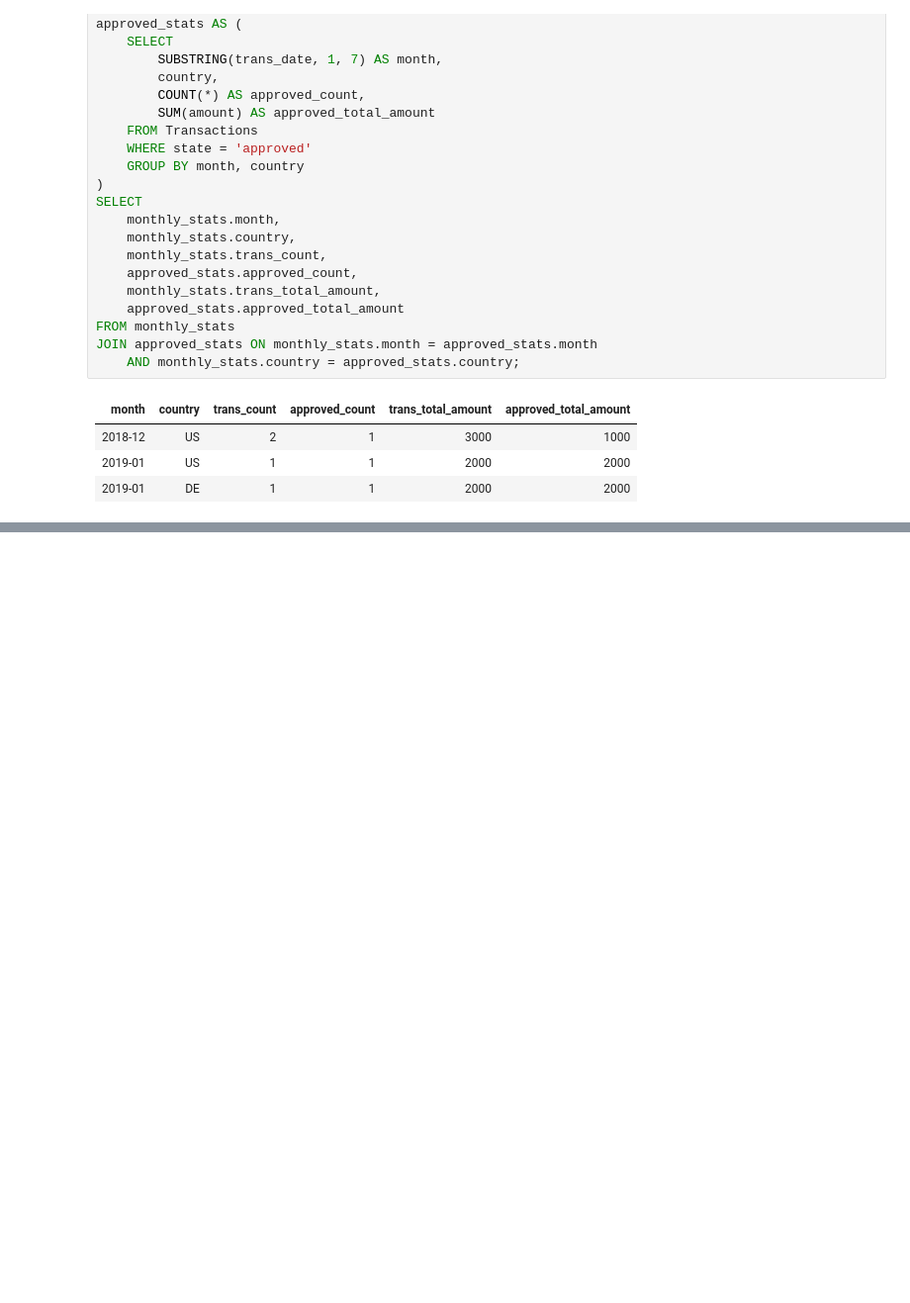
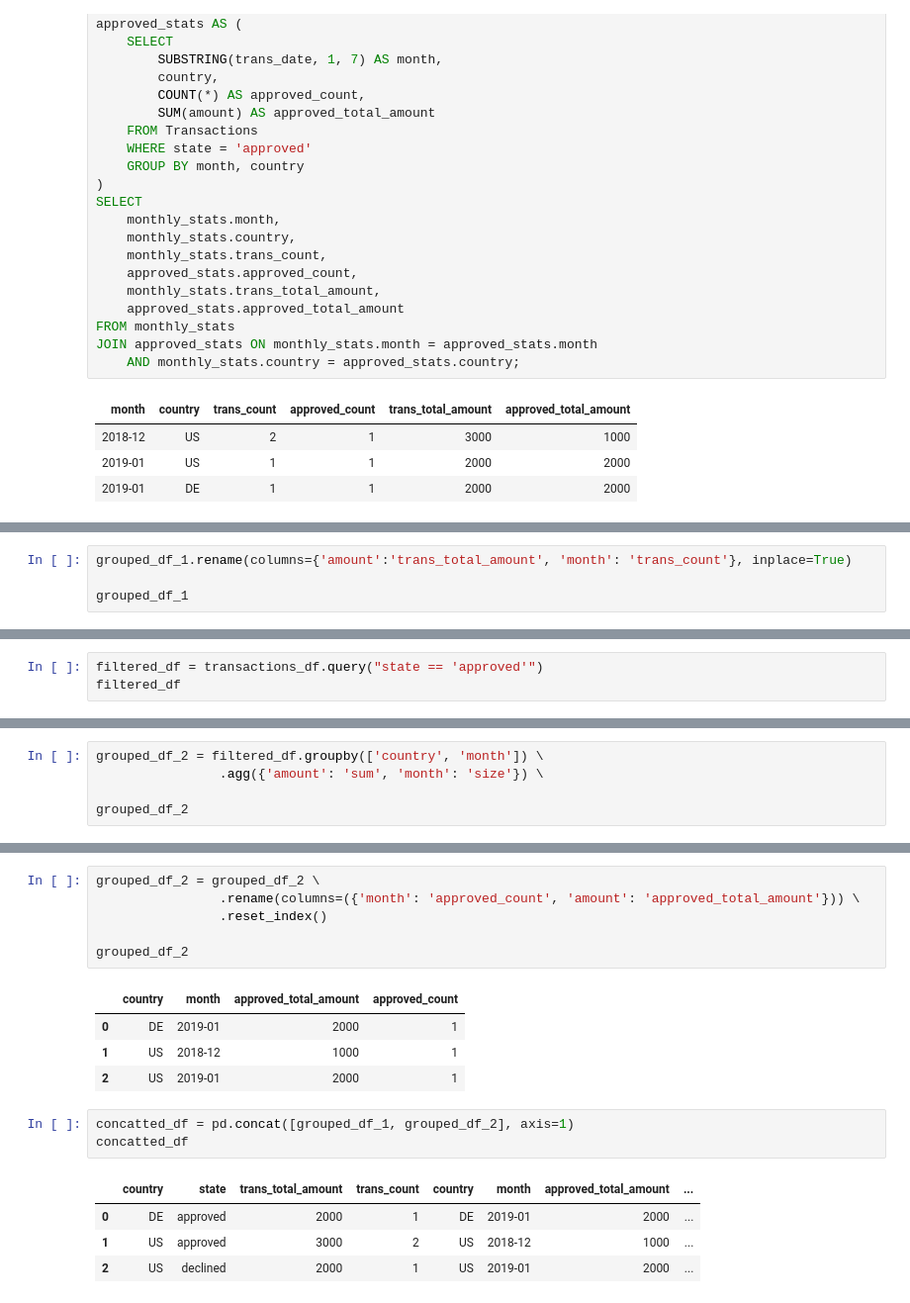
Before and after one commit to benkaan001/mysql_query_lab, a Jupyter notebook: mysql_query_lab/notebooks/leetcode50/03_06_montly_transactions..ipynb, the cells around one changed output, grey strips where cells are left out. Shown: that part at 99% size. Drawn from its saved outputs; the diff is of its cells as text; blank space fills up the shorter version.

```diff
--- a/mysql_query_lab/notebooks/leetcode50/03_06_montly_transactions..ipynb
+++ b/mysql_query_lab/notebooks/leetcode50/03_06_montly_transactions..ipynb
@@ -111,0 +202,4 @@ JOIN approved_stats ON monthly_stats.month = approved_stats.month
+# %%
+grouped_df_1.rename(columns={'amount':'trans_total_amount', 'month': 'trans_count'}, inplace=True)
+
+grouped_df_1
@@ -111,0 +211,3 @@ JOIN approved_stats ON monthly_stats.month = approved_stats.month
+# %%
+filtered_df = transactions_df.query("state == 'approved'")
+filtered_df
@@ -111,0 +227,5 @@ JOIN approved_stats ON monthly_stats.month = approved_stats.month
+# %%
+grouped_df_2 = filtered_df.groupby(['country', 'month']) \
+                .agg({'amount': 'sum', 'month': 'size'}) \
+
+grouped_df_2
@@ -111,0 +246,19 @@ JOIN approved_stats ON monthly_stats.month = approved_stats.month
+# %%
+grouped_df_2 = grouped_df_2 \
+                .rename(columns=({'month': 'approved_count', 'amount': 'approved_total_amount'})) \
+                .reset_index()
+
+grouped_df_2
+# %% [output]
+|  | country | month | approved_total_amount | approved_count |
+| 0 | DE | 2019-01 | 2000 | 1 |
+| 1 | US | 2018-12 | 1000 | 1 |
+| 2 | US | 2019-01 | 2000 | 1 |
+# %%
+concatted_df = pd.concat([grouped_df_1, grouped_df_2], axis=1)
+concatted_df
+# %% [output]
+|  | country | state | trans_total_amount | trans_count | country | month | approved_total_amount | ... |
+| 0 | DE | approved | 2000 | 1 | DE | 2019-01 | 2000 | ... |
+| 1 | US | approved | 3000 | 2 | US | 2018-12 | 1000 | ... |
+| 2 | US | declined | 2000 | 1 | US | 2019-01 | 2000 | ... |
```
Also changed, not shown: parts of 19 cells of this notebook.
